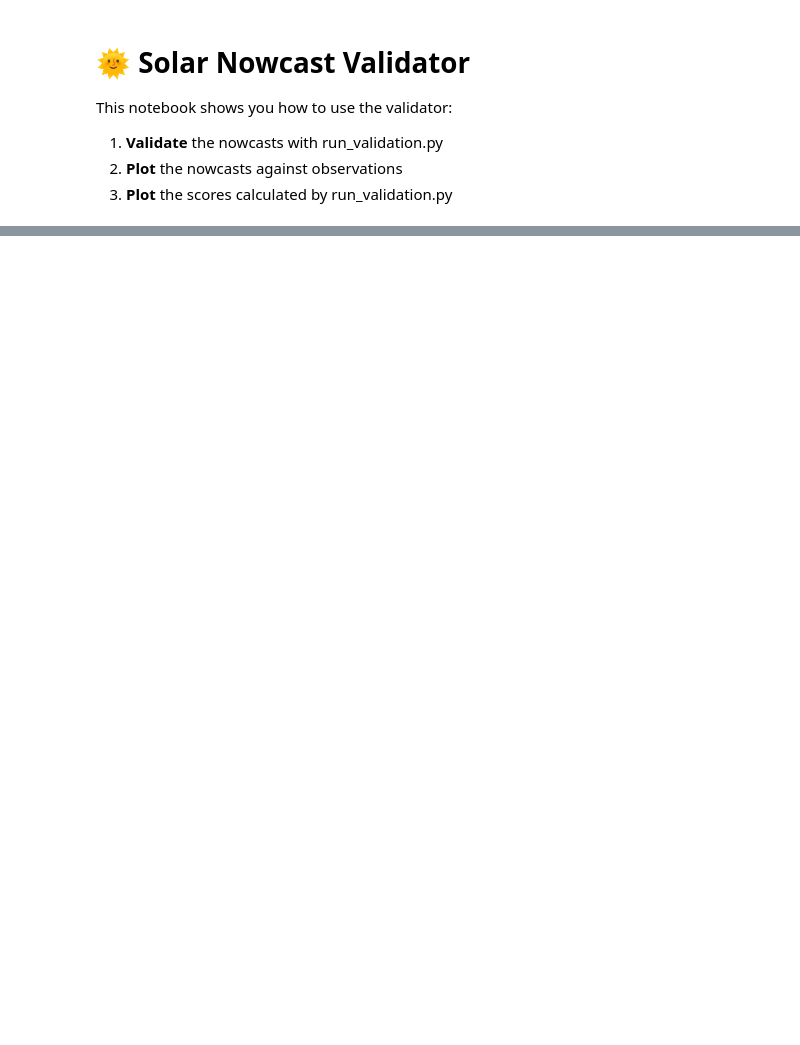
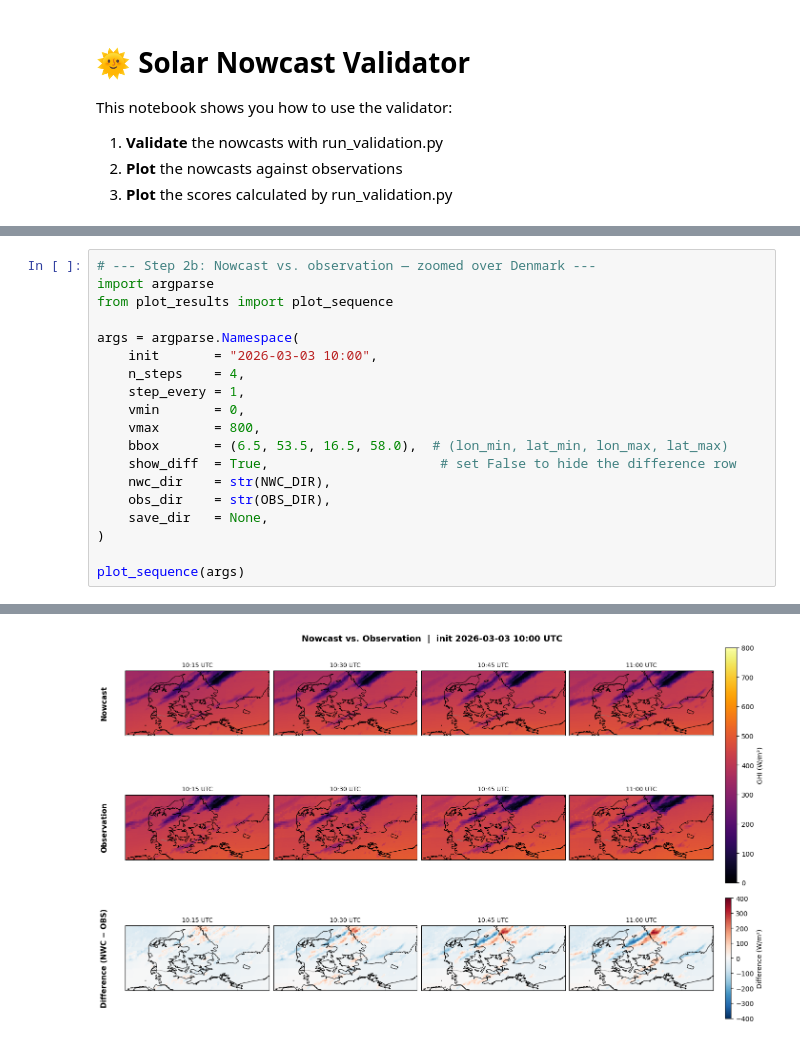
Before and after one commit to dmidk/sunflow-scores, a Jupyter notebook: notebooks/solar-nowcast-validator-notebook.ipynb, the cells around one changed output, grey strips where cells are left out. Cells and saved outputs as stored; diff of their text form; blank space fills up the shorter version.

```diff
--- a/notebooks/solar-nowcast-validator-notebook.ipynb
+++ b/notebooks/solar-nowcast-validator-notebook.ipynb
@@ -70,0 +74,20 @@ Loading observations up to 2026-02-26 17:00:00 ...
+# %%
+# --- Step 2b: Nowcast vs. observation — zoomed over Denmark ---
+import argparse
+from plot_results import plot_sequence
+
+args = argparse.Namespace(
+    init       = "2026-03-03 10:00",
+    n_steps    = 4,
+    step_every = 1,
+    vmin       = 0,
+    vmax       = 800,
+    bbox       = (6.5, 53.5, 16.5, 58.0),  # (lon_min, lat_min, lon_max, lat_max)
+    show_diff  = True,                      # set False to hide the difference row
+    nwc_dir    = str(NWC_DIR),
+    obs_dir    = str(OBS_DIR),
+    save_dir   = None,
+)
+
+plot_sequence(args)
+# %% [output]
@@ -71,3 +98,4 @@ Loading observations up to 2026-02-26 17:00:00 ...
+[figure, added]
 # %%
 # --- Step 3: Plot scores from run_validation.py ---
 import argparse
```
Also changed, not shown: parts of 6 cells of this notebook, 2 other files.
